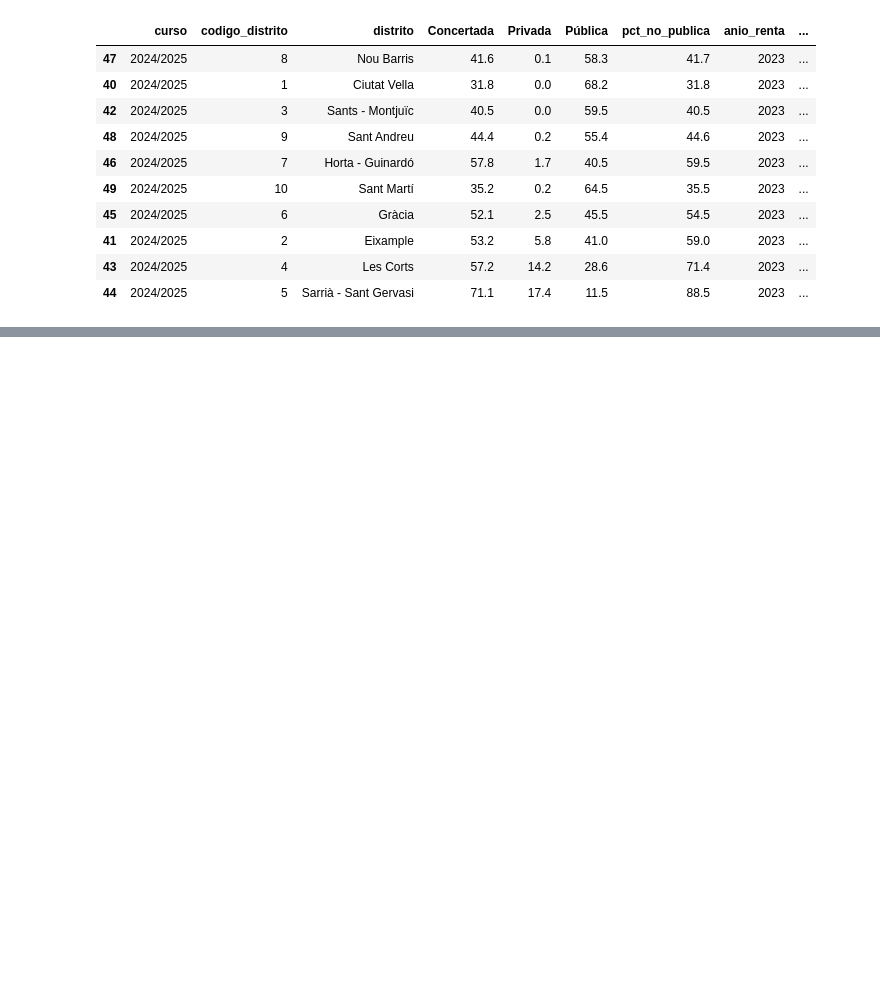
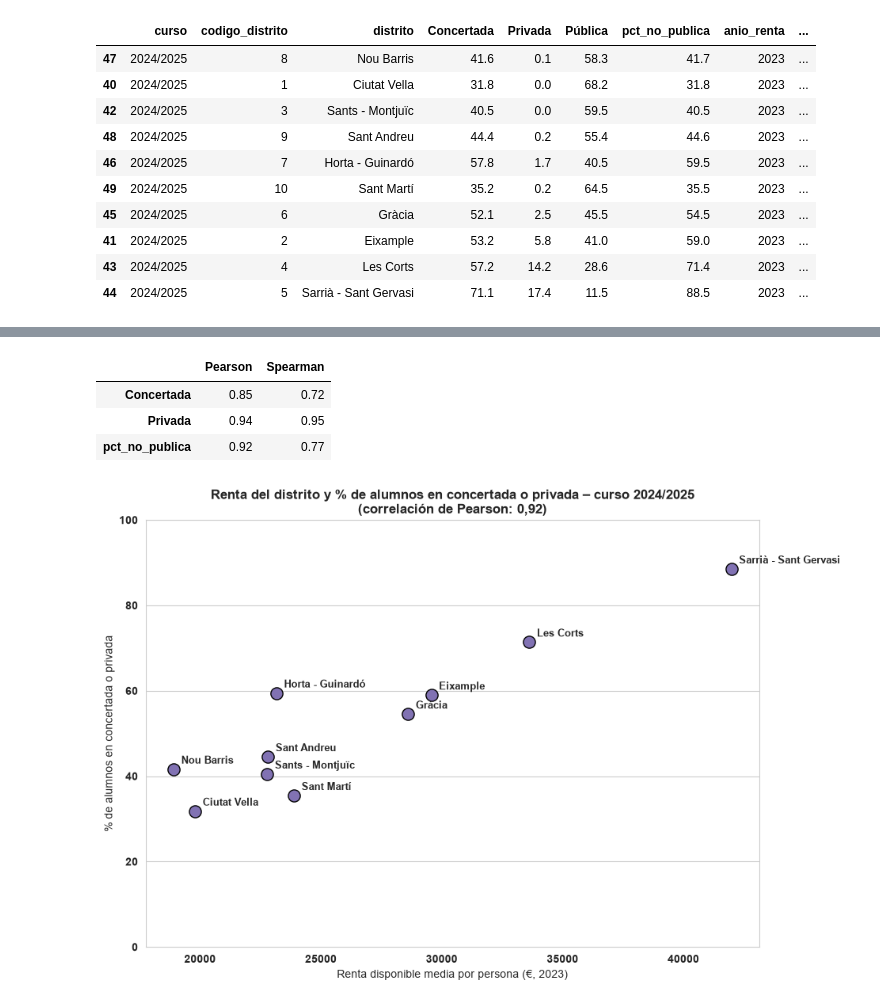
Before and after one commit to esrakesken/eda-educacion-barcelona, a Jupyter notebook: notebooks/01_eda_educacion_bcn.ipynb, the cells around one changed output, grey strips where cells are left out. Drawn from its saved outputs; the diff is of its cells as text; code cells hidden in the pictures; blank space fills up the shorter version.

Commit message:
feat: correlación entre renta y tipo de centro con comprobación de robustez

```diff
--- a/notebooks/01_eda_educacion_bcn.ipynb
+++ b/notebooks/01_eda_educacion_bcn.ipynb
@@ -1290,0 +1302,34 @@ Filas sin renta: 0
+# %%
+actual_renta = escuelas_renta[escuelas_renta["curso"] == CURSO_ACTUAL]
+
+correlaciones = pd.DataFrame({
+    "Pearson": actual_renta[["Concertada", "Privada", "pct_no_publica"]].corrwith(actual_renta["renta_media"]),
+    "Spearman": actual_renta[["Concertada", "Privada", "pct_no_publica"]].rank().corrwith(actual_renta["renta_media"].rank()),
+}).round(2)
+correlaciones
+# %% [output]
+|  | Pearson | Spearman |
+| Concertada | 0.85 | 0.72 |
+| Privada | 0.94 | 0.95 |
+| pct_no_publica | 0.92 | 0.77 |
+# %%
+COLOR_NEUTRO = "#8172B3"
+
+fig, ax = plt.subplots(figsize=(10, 7))
+ax.scatter(actual_renta["renta_media"], actual_renta["pct_no_publica"],
+           s=120, color=COLOR_NEUTRO, edgecolor="black", zorder=3)
+
+for _, fila in actual_renta.iterrows():
+    ax.annotate(fila["distrito"], (fila["renta_media"], fila["pct_no_publica"]),
+                xytext=(7, 5), textcoords="offset points", fontsize=9, fontweight="bold")
+
+r = correlaciones.loc["pct_no_publica", "Pearson"]
+r_texto = f"{r:.2f}".replace(".", ",")
+ax.set_title(f"Renta del distrito y % de alumnos en concertada o privada – curso {CURSO_ACTUAL}\n(correlación de Pearson: {r_texto})")
+ax.set_xlabel(f"Renta disponible media por persona (€, {max(ANIOS_RENTA)})")
+ax.set_ylabel("% de alumnos en concertada o privada")
+ax.set_ylim(0, 100)
+formatear_ejes(ax)
+plt.show()
+# %% [output]
+[figure, added]
```
Also changed, not shown: parts of 6 cells of this notebook.
